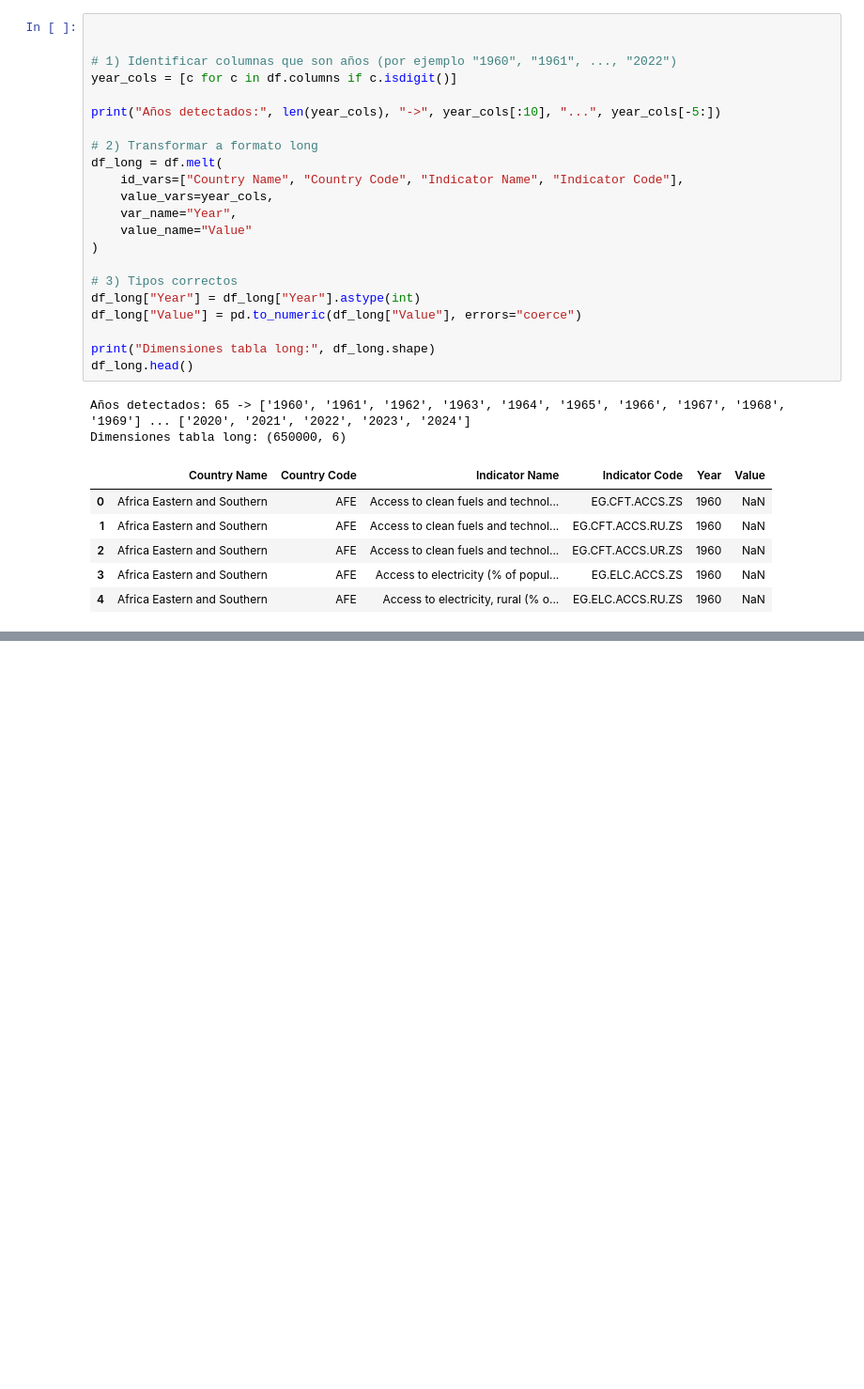
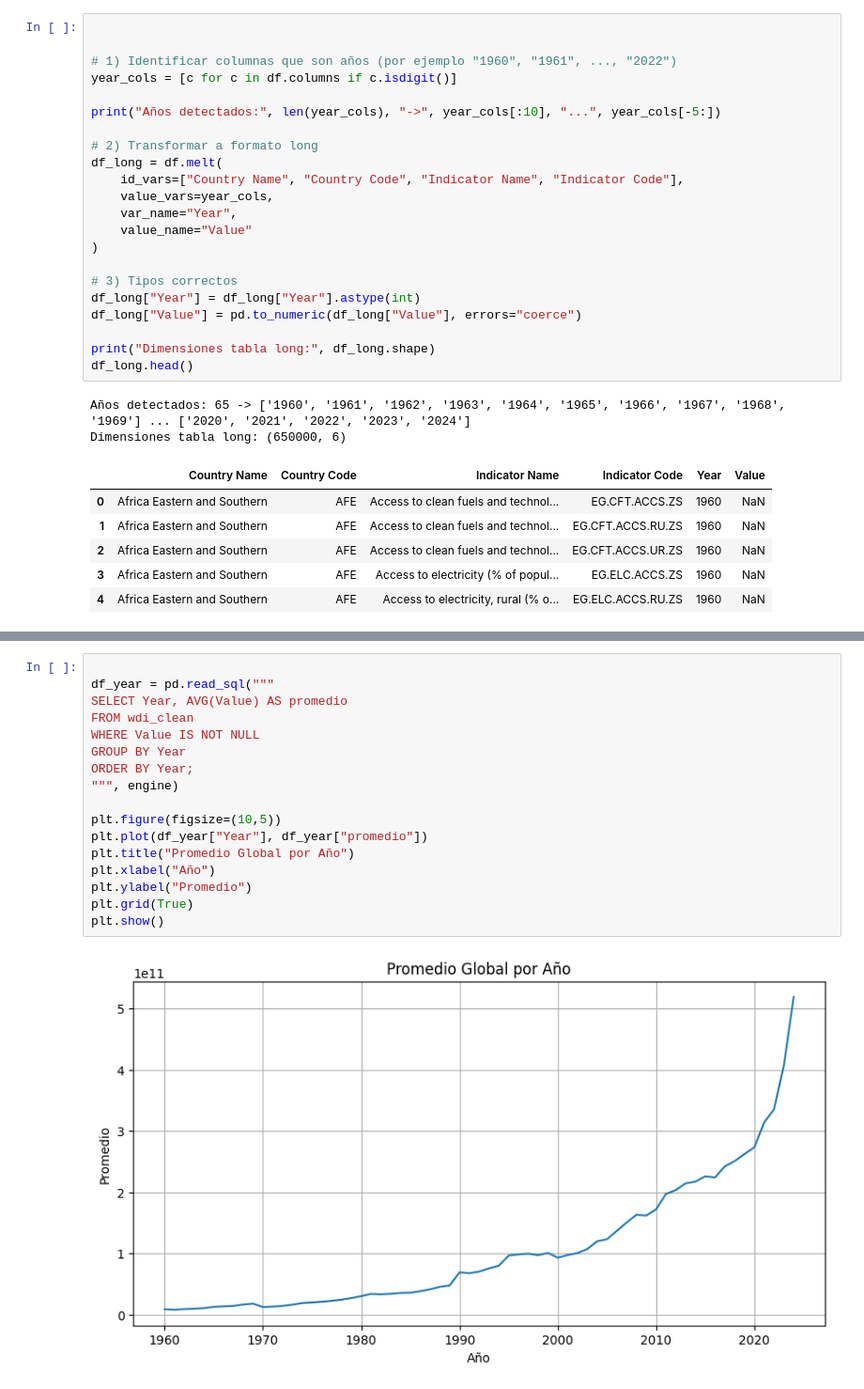
Before and after one commit to aglsystems-ragl/PROYECTO_WDI_ETL, a Jupyter notebook: notebooks/ETL_WDI.ipynb, the cells around one changed output, grey strips where cells are left out. Shown at 94% size. Drawn from its saved outputs; the diff is of its cells as text; blank space fills up the shorter version.

```diff
--- a/notebooks/ETL_WDI.ipynb
+++ b/notebooks/ETL_WDI.ipynb
@@ -93,0 +155,19 @@ Dimensiones tabla long: (650000, 6)
+# %%
+
+df_year = pd.read_sql("""
+SELECT Year, AVG(Value) AS promedio
+FROM wdi_clean
+WHERE Value IS NOT NULL
+GROUP BY Year
+ORDER BY Year;
+""", engine)
+
+plt.figure(figsize=(10,5))
+plt.plot(df_year["Year"], df_year["promedio"])
+plt.title("Promedio Global por Año")
+plt.xlabel("Año")
+plt.ylabel("Promedio")
+plt.grid(True)
+plt.show()
+# %% [output]
+[figure, added]
```
Also changed, not shown: parts of 15 cells of this notebook.
